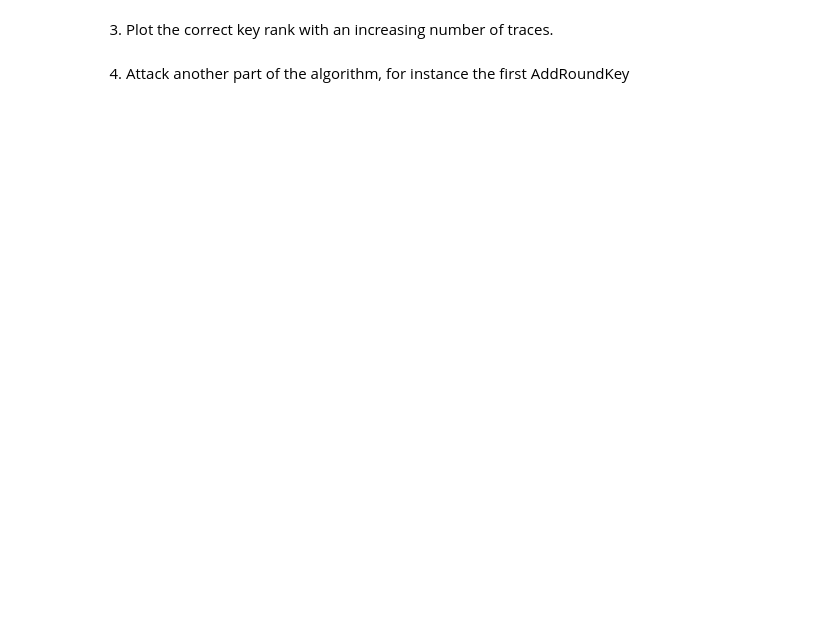
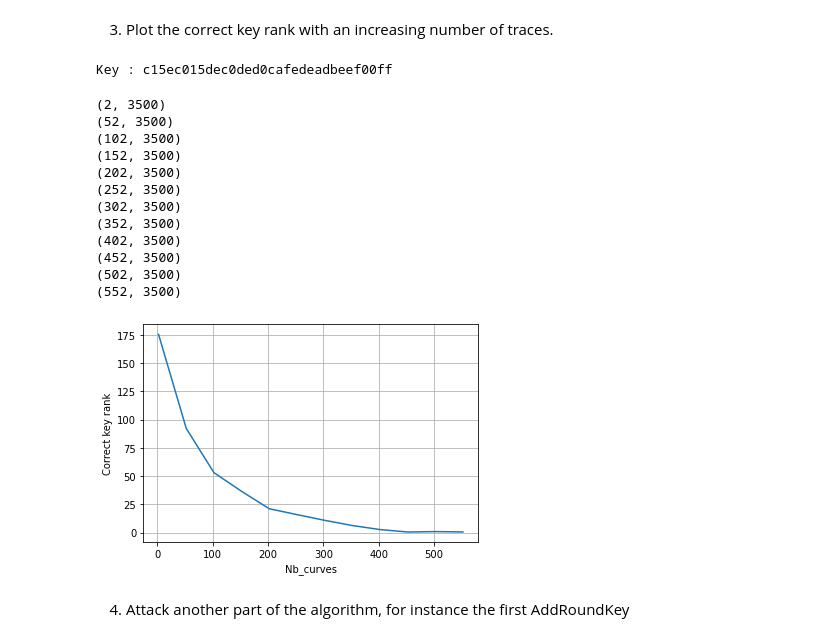
Before and after one commit to nclv/ensimag-cysec, a Jupyter notebook: harware-security/TP3_DPA_student.ipynb, the cells around one changed output. Drawn from its saved outputs; the diff is of its cells as text; code cells hidden in the pictures; blank space fills up the shorter version.

```diff
--- a/harware-security/TP3_DPA_student.ipynb
+++ b/harware-security/TP3_DPA_student.ipynb
@@ -588,7 +577,2 @@ TypeError: Required argument 'shape' (pos 2) not found
 # %% [markdown]
 2. Calculate the minimum number of traces to find the first byte of the key
-# %%
-pl =[]
-mi, ma, step = 1, 400, 5
-for i in tnrange(mi, ma, step, desc = "Capturing"):
-    pl.append(rank_correct(correct_key, i))
@@ -596,0 +579,5 @@ NameError: name 'rank' is not defined
+# %%
+# Test traces concatenation
+print(traces.shape)
+traces = np.concatenate([traces, traces], axis=0)
+print(traces.shape)
@@ -596,0 +587,12 @@ NameError: name 'rank' is not defined
+# %%
+key = bytearray(key_list)
+print(f"Key : {key.hex()}")
+
+# We increase the size of the traces and messages incrementally
+pl = []
+mi, ma, step = 2, 600, 20
+for i in tnrange(mi, ma, step, desc = "Capturing"):
+    print(traces[:i,:].shape)
+    pl.append(rank_correct_byte(key, 0, traces[:i,:], messages[:i,:]))
+
+print(pl)
@@ -606,2 +620,37 @@ plt.show()
+# %%
+key = bytearray(key_list)
+print(f"Key : {key.hex()}")
+# key = np.random.randint(low=0, high=256, size=16, dtype=np.uint8)
+
+# We increase the size of the traces and messages incrementally
+pl = []
+mi, ma, step = 2, 600, 50
+for i in tnrange(mi, ma, step, desc = "Capturing"):
+    print(traces[:i,:].shape)
+    pl.append(rank_correct(key, i, traces[:i,:], messages[:i,:]))
+
+plt.figure()
+plt.plot(range(mi, ma, step), pl)
+plt.xlabel("Nb_curves")
+plt.ylabel("Correct key rank")
+plt.grid()
+plt.show()
+
+# We have the good rank with approx. 500 curves (800?)
+# %% [output]
+Key : c15ec015dec0ded0cafedeadbeef00ff
+(2, 3500)
+(52, 3500)
+(102, 3500)
+(152, 3500)
+(202, 3500)
+(252, 3500)
+(302, 3500)
+(352, 3500)
+(402, 3500)
+(452, 3500)
+(502, 3500)
+(552, 3500)
+[figure, added]
 # %% [markdown]
 4. Attack another part of the algorithm, for instance the first AddRoundKey
```
Also changed, not shown: parts of 35 cells of this notebook, 26 other files.
